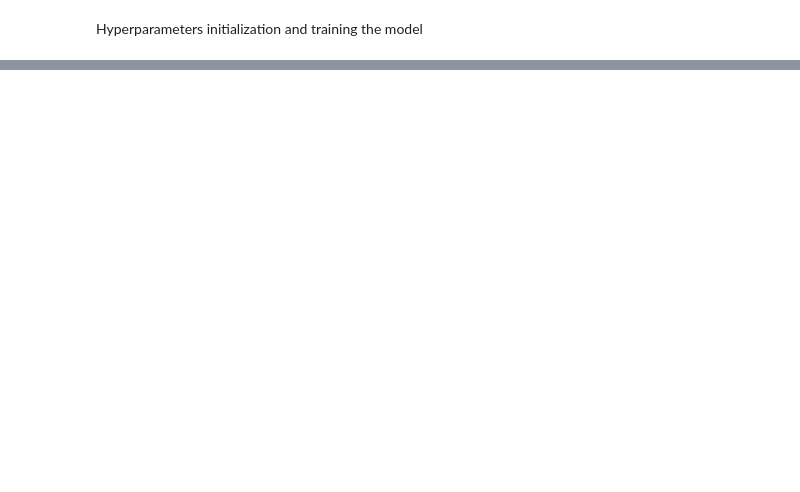
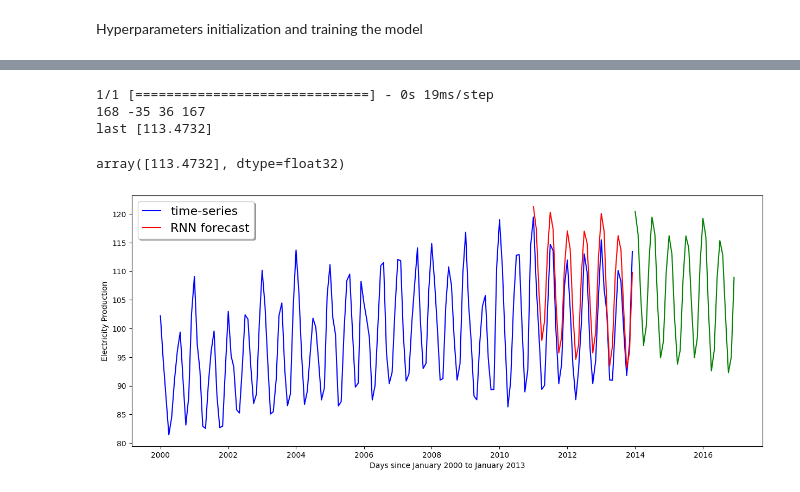
Before and after one commit to tiginamaria/ITMO_AML, a Jupyter notebook: hw1/task1.ipynb, the cells around one changed output, grey strips where cells are left out. Saved outputs shown, nothing was run; the diff lists cells and outputs as text; code cells hidden in the pictures; blank space fills up the shorter version.

```diff
--- a/hw1/task1.ipynb
+++ b/hw1/task1.ipynb
@@ -512,0 +593,33 @@ MAPE = 0.078923
+# %%
+future_forecasts = make_forecasts(model, n_batch, test, test, n_test, n_lag, n_seq)
+future_forecasts = inverse_transform(df_copy, future_forecasts, scaler, -n_lag + 1, n_lag, n_seq)
+# %% [output]
+1/1 [==============================] - 0s 19ms/step
+168 -35 36 167
+last [113.4732]
+# %%
+df_copy.values[-1]
+# %% [output]
+array([113.4732], dtype=float32)
+# %%
+# visualize
+
+plt.figure(figsize = (15,6))
+plt.plot(df_copy, c='blue')
+
+xaxis = df_copy.index.values[-len(forecasts[0]):]
+yaxis = forecasts[0]
+plt.plot(xaxis, yaxis, color='r')
+
+xaxis = (df_copy.index + pd.offsets.DateOffset(years=3)).values[-len(forecasts[0]):]
+yaxis = future_forecasts[0]
+plt.plot(xaxis, yaxis, color='g')
+
+plt.ylabel('Electricity Production')
+plt.xlabel('Days since January 2000 to January 2013')
+
+plt.legend(('time-series', 'RNN forecast'),
+           shadow=True, loc='upper left', handlelength=1.5, fontsize=16)
+plt.show()
+# %% [output]
+[figure, added]
```
Also changed, not shown: parts of 11 cells of this notebook.
